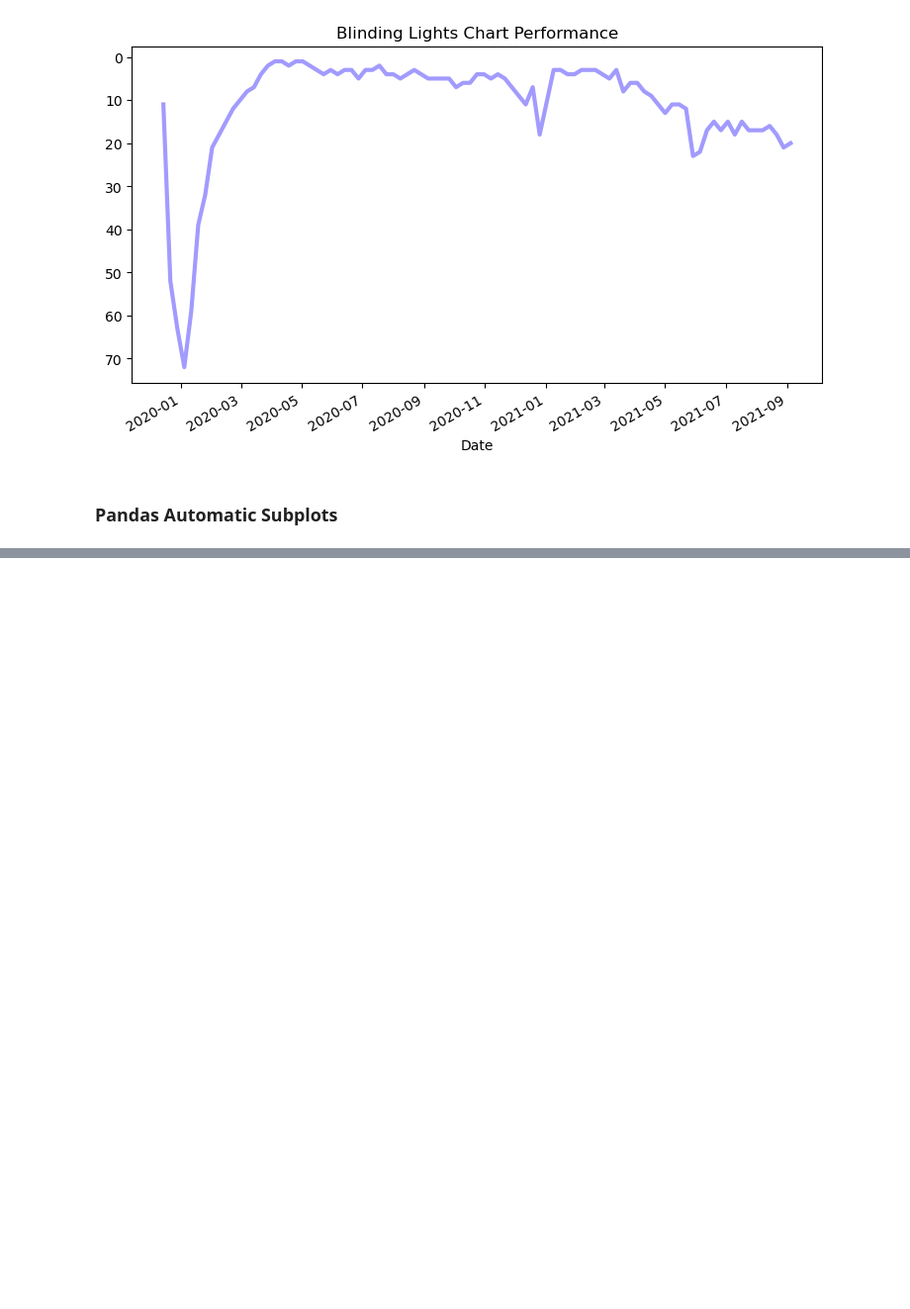
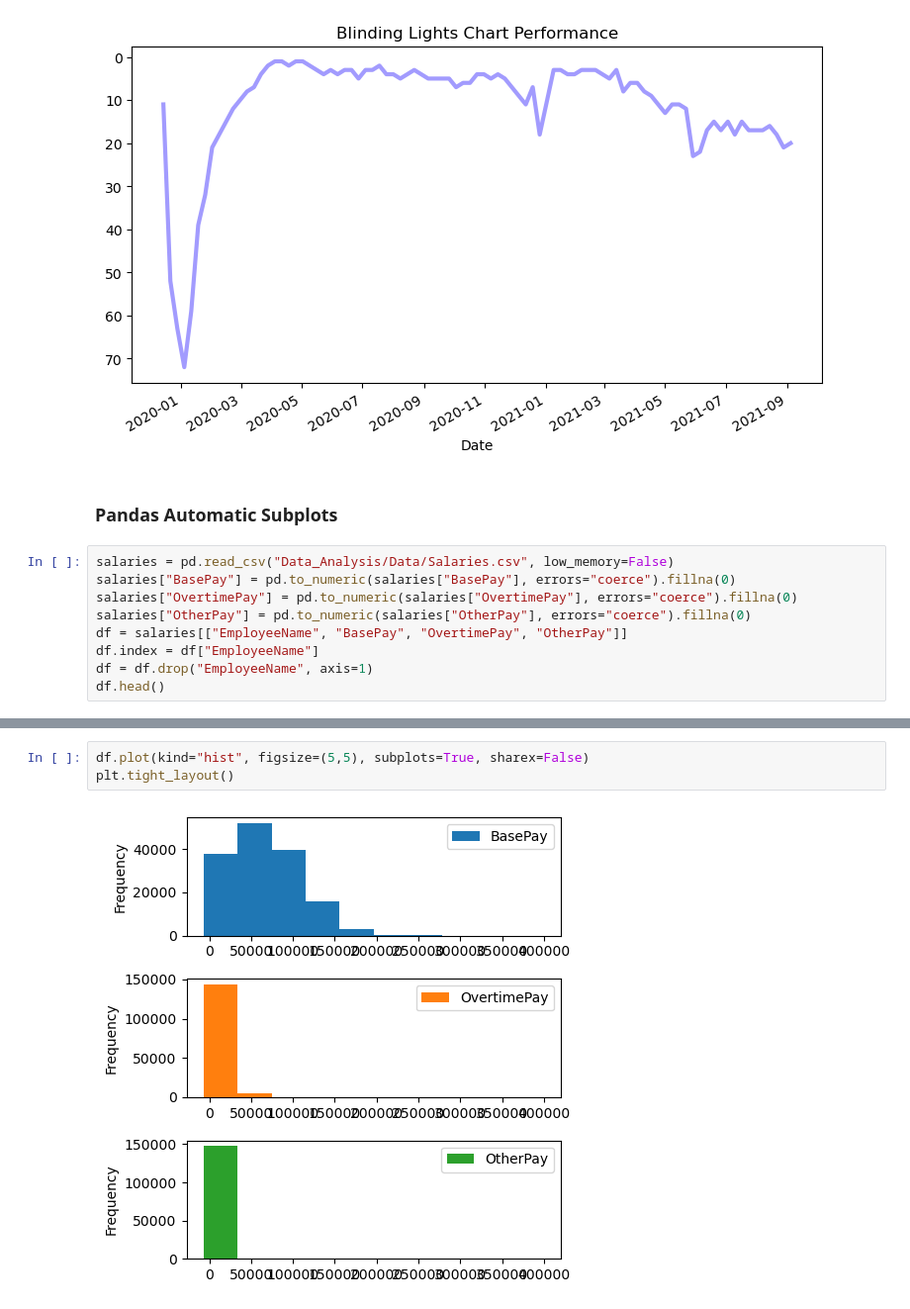
Before and after one commit to gurnamsingh11/data_visualization, a Jupyter notebook: 02_Pandas_Plotting.ipynb, the cells around one changed output, grey strips where cells are left out. Shown at 99% size. Drawn from its saved outputs; the diff is of its cells as text; blank space fills up the shorter version.

Commit message:
Automatic Subplots

```diff
--- a/02_Pandas_Plotting.ipynb
+++ b/02_Pandas_Plotting.ipynb
@@ -526,3 +526,12 @@ Text(0.5, 1.0, 'Blinding Lights Chart Performance')
 [figure]
 # %% [markdown]
 ### Pandas Automatic Subplots
+# %%
+salaries = pd.read_csv("Data_Analysis/Data/Salaries.csv", low_memory=False)
+salaries["BasePay"] = pd.to_numeric(salaries["BasePay"], errors="coerce").fillna(0)
+salaries["OvertimePay"] = pd.to_numeric(salaries["OvertimePay"], errors="coerce").fillna(0)
+salaries["OtherPay"] = pd.to_numeric(salaries["OtherPay"], errors="coerce").fillna(0)
+df = salaries[["EmployeeName", "BasePay", "OvertimePay", "OtherPay"]]
+df.index = df["EmployeeName"]
+df = df.drop("EmployeeName", axis=1)
+df.head()
@@ -528,0 +546,5 @@ Text(0.5, 1.0, 'Blinding Lights Chart Performance')
+# %%
+df.plot(kind="hist", figsize=(5,5), subplots=True, sharex=False)
+plt.tight_layout()
+# %% [output]
+[figure, added]
```
Also changed, not shown: parts of 8 cells of this notebook.
